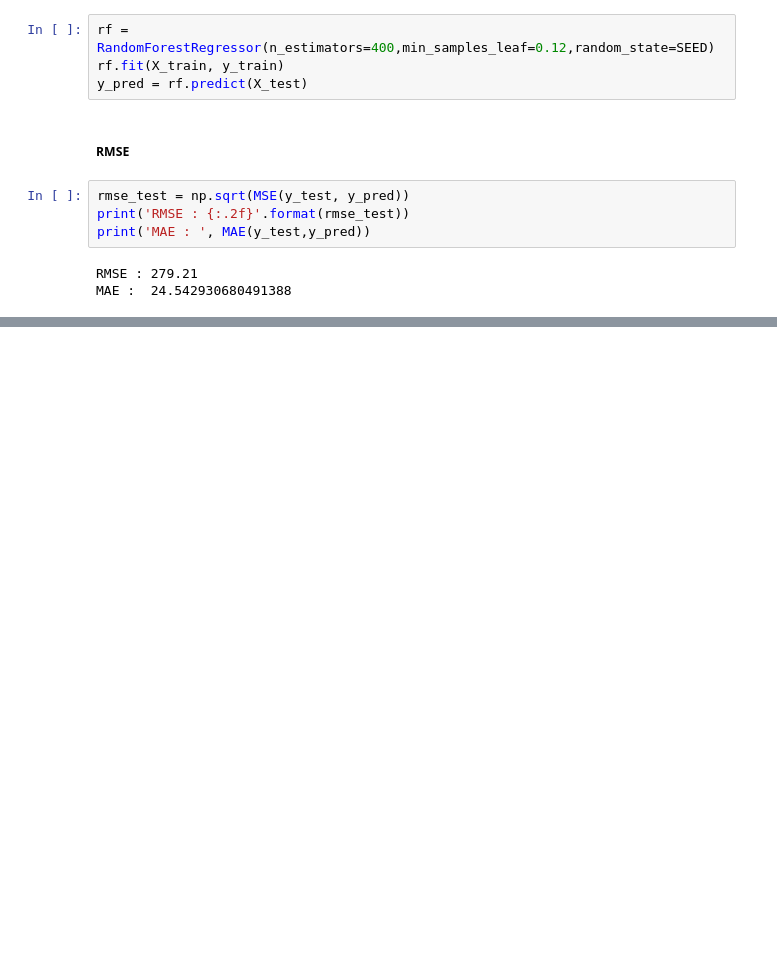
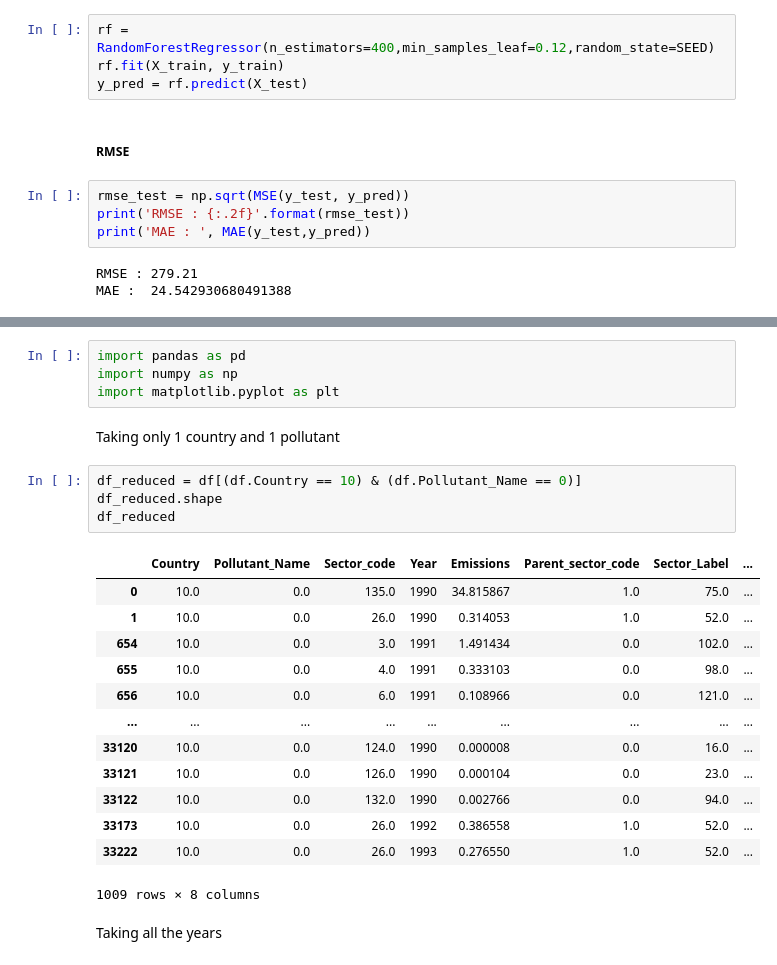
Before and after one commit to taredalen/AirPollutionPrediction, a Jupyter notebook: prediction/random_forest_prediction.ipynb, the cells around one changed output, grey strips where cells are left out. Drawn from its saved outputs; the diff is of its cells as text; blank space fills up the shorter version.

```diff
--- a/prediction/random_forest_prediction.ipynb
+++ b/prediction/random_forest_prediction.ipynb
@@ -106,0 +132,26 @@ MAE :  24.542930680491388
+# %%
+import pandas as pd
+import numpy as np
+import matplotlib.pyplot as plt
+# %% [markdown]
+Taking only 1 country and 1 pollutant
+# %%
+df_reduced = df[(df.Country == 10) & (df.Pollutant_Name == 0)]
+df_reduced.shape
+df_reduced
+# %% [output]
+|  | Country | Pollutant_Name | Sector_code | Year | Emissions | Parent_sector_code | Sector_Label | ... |
+| 0 | 10.0 | 0.0 | 135.0 | 1990 | 34.815867 | 1.0 | 75.0 | ... |
+| 1 | 10.0 | 0.0 | 26.0 | 1990 | 0.314053 | 1.0 | 52.0 | ... |
+| 654 | 10.0 | 0.0 | 3.0 | 1991 | 1.491434 | 0.0 | 102.0 | ... |
+| 655 | 10.0 | 0.0 | 4.0 | 1991 | 0.333103 | 0.0 | 98.0 | ... |
+| 656 | 10.0 | 0.0 | 6.0 | 1991 | 0.108966 | 0.0 | 121.0 | ... |
+| ... | ... | ... | ... | ... | ... | ... | ... | ... |
+| 33120 | 10.0 | 0.0 | 124.0 | 1990 | 0.000008 | 0.0 | 16.0 | ... |
+| 33121 | 10.0 | 0.0 | 126.0 | 1990 | 0.000104 | 0.0 | 23.0 | ... |
+| 33122 | 10.0 | 0.0 | 132.0 | 1990 | 0.002766 | 0.0 | 94.0 | ... |
+| 33173 | 10.0 | 0.0 | 26.0 | 1992 | 0.386558 | 1.0 | 52.0 | ... |
+| 33222 | 10.0 | 0.0 | 26.0 | 1993 | 0.276550 | 1.0 | 52.0 | ... |
+1009 rows × 8 columns
+# %% [markdown]
+Taking all the years
```
Also changed, not shown: parts of 18 cells of this notebook.
